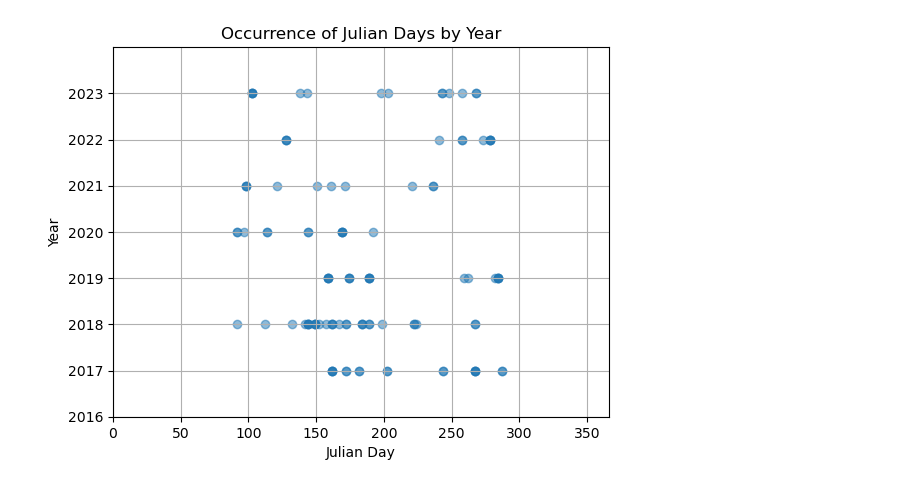
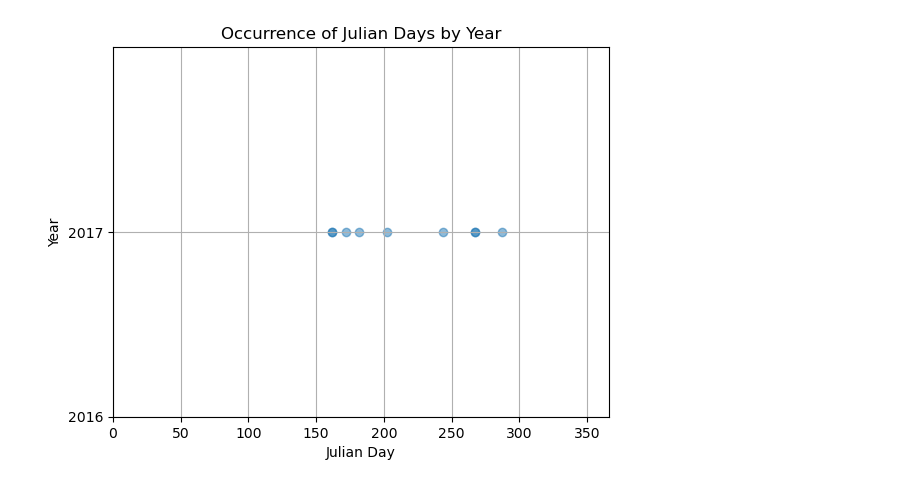
Before and after one commit to Hamilton97/geeopca, a Jupyter notebook: docs/examples/01_data_processing.ipynb, the cells around one changed output. Drawn from its saved outputs; the diff is of its cells as text; code cells hidden in the pictures.

```diff
--- a/docs/examples/01_data_processing.ipynb
+++ b/docs/examples/01_data_processing.ipynb
@@ -4,9 +4,6 @@ import geemap
 # %%
 ee.Initialize()
 # %%
-from geeopca import ee_datasets
-
-
 aoi = ee.Geometry.Polygon(
     [
         [-77.4467, 44.1024],
@@ -17,6 +14,7 @@ aoi = ee.Geometry.Polygon(
     ]
 )
 
-DATES = [(f'{year}-04-01', f'{year}-10-31') for year in range(2017, 2024)]
+START = '2017-04-01'
+END = '2017-10-31'
 
-s2_dataset = ee_datasets.get_s2_toa(aoi, dates=DATES)
+# DATES = [(f'{year}-04-01', f'{year}-10-31') for year in range(2017, 2024)]
@@ -44,0 +21,5 @@ gdf.head()
+# %%
+from geeopca import rsd
+
+
+s2_toa = rsd.Sentinel2TOA(aoi=aoi, start=START, end=END)
@@ -44,0 +30,3 @@ gdf.head()
+# %%
+df = s2_toa.to_dataframe()
+df.head()
@@ -45,6 +40,6 @@ gdf.head()
 # %%
 from geeopca import plots
 
-plot = plots.date_time_scatter_plot(gdf)
+plot = plots.date_time_scatter_plot(df)
 # %% [output]
-[figure, old version]
+[figure, new version]
```
Also changed, not shown: parts of 4 cells of this notebook, 1 other file.
